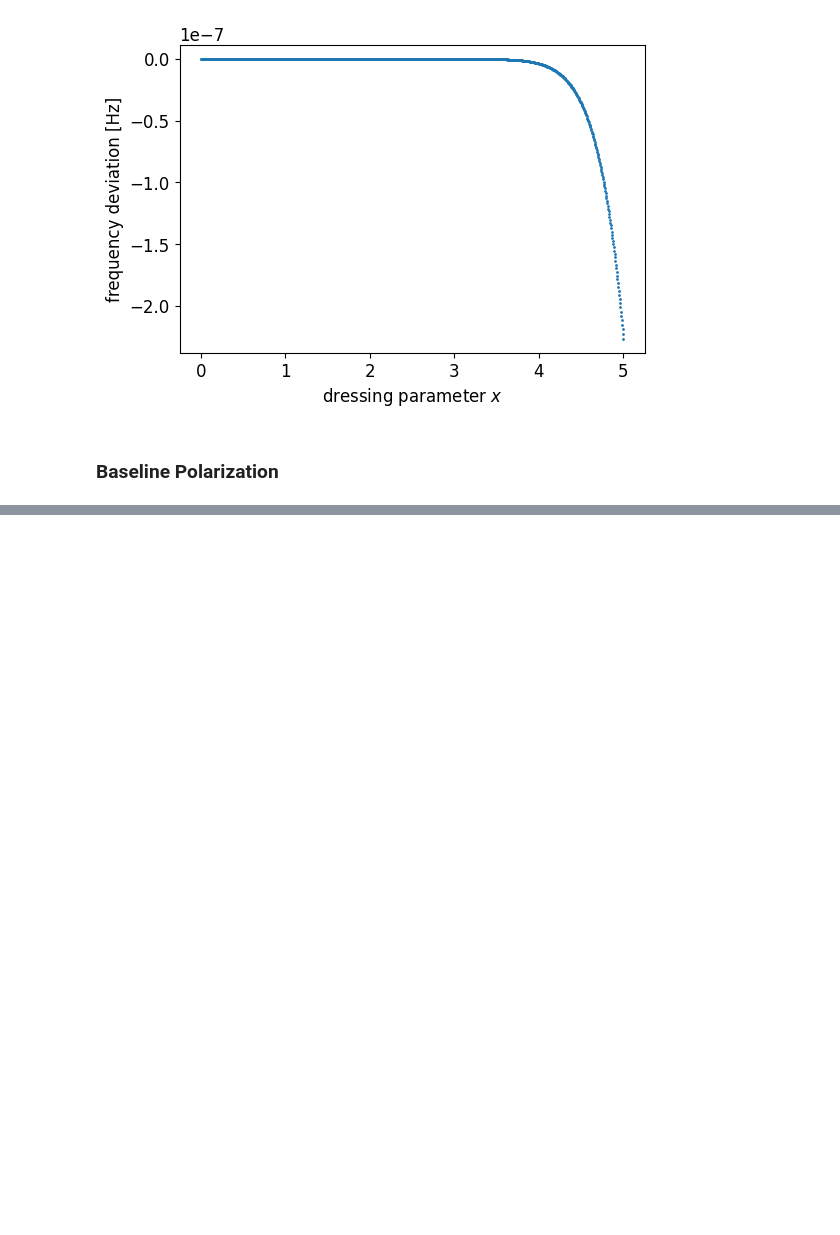
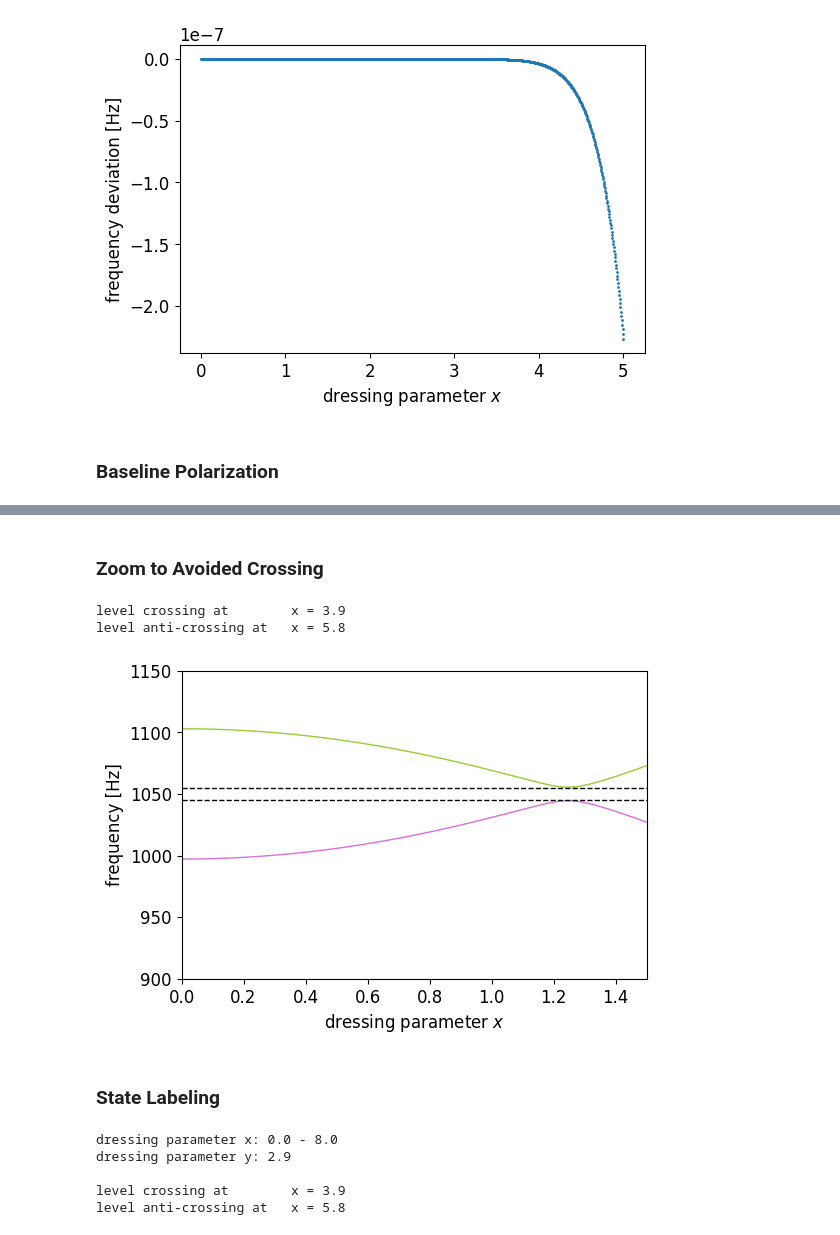
Before and after one commit to ivoschulthess/dressedStates, a Jupyter notebook: analysis.ipynb, the cells around one changed output, grey strips where cells are left out. Drawn from its saved outputs; the diff is of its cells as text; code cells hidden in the pictures; blank space fills up the shorter version.

```diff
--- a/analysis.ipynb
+++ b/analysis.ipynb
@@ -602,0 +698,57 @@ plt.show()
+# %% [markdown]
+### Zoom to Avoided Crossing
+# %%
+# dressing field frequency in [Hz]
+fd = 350
+
+# Larmor frequency in [Hz]
+f0 = 1000
+
+# get ID and path of dataset
+dsID = datasets.id[(datasets.f0==f0) & (datasets.fd==fd)]
+path = datasets.dataDir[dsID].values[0]
+
+# get the set dressing field amplitudes in [V]
+dressAmp = np.load(path+'dressedStates_00.npz')['Vd']
+
+# get actual Larmor frequency from undressed spectrum in [Hz]
+f0 = hf.getF0(path)[0]
+
+# calculate dressing parameters
+X = np.linspace(0, dressAmp[-1], 1001) * fieldConversion[0]*gamma_p/2/np.pi/fd/1e9
+y = f0 / fd
+# %%
+fig, ax = plt.subplots()
+hf.plotTransitionFrequencies(ax, X, y, fd, dualColor=True)
+
+ax.axhline(1045, c='k', ls='--', lw=1)
+ax.axhline(1055, c='k', ls='--', lw=1)
+
+ax.set(xlabel='dressing parameter $x$', ylabel='frequency [Hz]',
+       xlim=(0, 1.5), ylim=(900, 1150))
+plt.show()
+# %% [output]
+level crossing at        x = 3.9
+level anti-crossing at   x = 5.8
+[figure, added]
+# %% [markdown]
+### State Labeling
+# %%
+f0 = 1000
+fd = 350
+
+# define the parameter space
+N = 50
+X = np.linspace(0, 8, 1001)
+y = f0/fd
+
+print('dressing parameter x: {} - {}'.format(X.min(),X.max()))
+print('dressing parameter y: {:.1f}\n'.format(y))
+
+EV, sign, idx_peaks = hf.calcEnergyLevels_X(X, y, N, verbose=1)
+# %% [output]
+dressing parameter x: 0.0 - 8.0
+dressing parameter y: 2.9
+
+level crossing at        x = 3.9
+level anti-crossing at   x = 5.8
```
Also changed, not shown: parts of 8 cells of this notebook, 5 other files.
